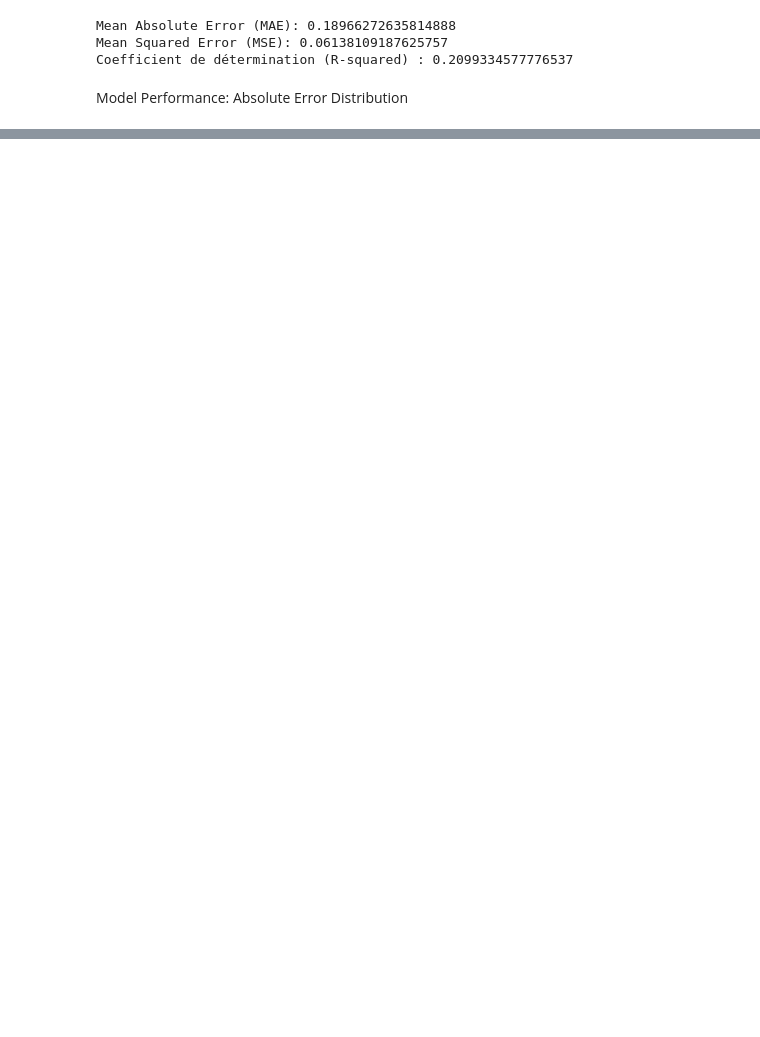
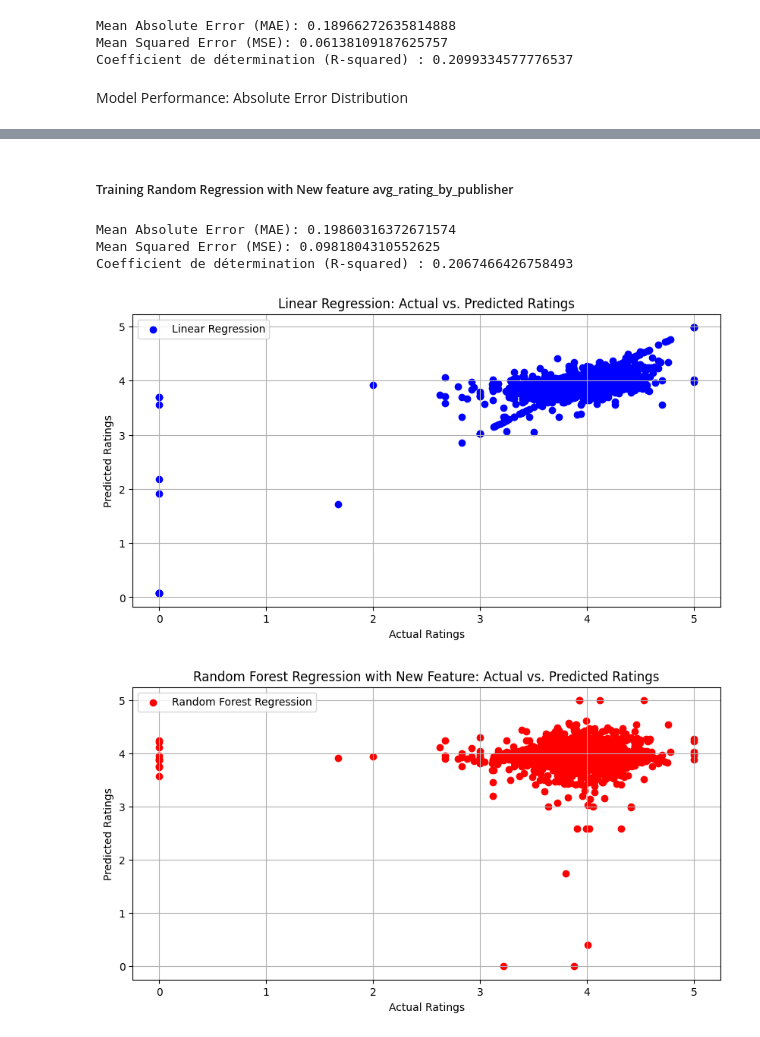
Before and after one commit to matrigz/Book-Rating-Prediction-Mode, a Jupyter notebook: projet.ipynb, the cells around one changed output, grey strips where cells are left out. Drawn from its saved outputs; the diff is of its cells as text; code cells hidden in the pictures; blank space fills up the shorter version.

```diff
--- a/projet.ipynb
+++ b/projet.ipynb
@@ -324,0 +268,7 @@ plt.show()
+# %%
+# Calculate average rating for each publisher
+publisher_avg_rating = df.groupby('publisher')['average_rating'].mean().reset_index()
+publisher_avg_rating.columns = ['publisher', 'avg_rating_by_publisher']
+
+# Merge the average ratings with the original dataset based on the publisher column
+df = pd.merge(df, publisher_avg_rating, on='publisher', how='left')
@@ -324,0 +309,35 @@ plt.show()
+# %% [markdown]
+##### Training Random Regression with New feature avg_rating_by_publisher
+# %%
+# Training Random Regression with New feature avg_rating_by_publisher
+from sklearn.ensemble import RandomForestRegressor
+from sklearn.model_selection import train_test_split
+from sklearn.metrics import mean_absolute_error, mean_squared_error, r2_score
+
+# Separate features (X) and target variable (y)
+X = df[['avg_rating_by_publisher']]  # Selecting only the new feature
+y = df['average_rating']
+
+# Split the dataset into training and testing sets
+X_train, X_test, y_train, y_test = train_test_split(X, y, test_size=0.2)
+
+# Initialize and train the Random Forest Regression model
+rf_model = RandomForestRegressor(n_estimators=100, random_state=42)
+rf_model.fit(X_train, y_train)
+
+# Make predictions on the test set
+predictions = rf_model.predict(X_test)
+
+# Evaluate the model
+mae = mean_absolute_error(y_test, predictions)
+mse = mean_squared_error(y_test, predictions)
+r2 = r2_score(y_test, predictions)
+
+# Print the evaluation metrics
+print('Mean Absolute Error (MAE):', mae)
+print('Mean Squared Error (MSE):', mse)
+print("Coefficient de détermination (R-squared) :", r2)
+# %% [output]
+Mean Absolute Error (MAE): 0.19860316372671574
+Mean Squared Error (MSE): 0.0981804310552625
+Coefficient de détermination (R-squared) : 0.2067466426758493
@@ -324,0 +353,27 @@ plt.show()
+# %%
+#Visualizisation
+
+import matplotlib.pyplot as plt
+
+# Scatter plot for Linear Regression model
+plt.figure(figsize=(10, 5))
+plt.scatter(y_test, y_pred, color='blue', label='Linear Regression')
+plt.xlabel('Actual Ratings')
+plt.ylabel('Predicted Ratings')
+plt.title('Linear Regression: Actual vs. Predicted Ratings')
+plt.legend()
+plt.grid(True)
+plt.show()
+
+# Scatter plot for Random Forest Regression model
+plt.figure(figsize=(10, 5))
+plt.scatter(y_test, predictions, color='red', label='Random Forest Regression')
+plt.xlabel('Actual Ratings')
+plt.ylabel('Predicted Ratings')
+plt.title('Random Forest Regression with New Feature: Actual vs. Predicted Ratings')
+plt.legend()
+plt.grid(True)
+plt.show()
+# %% [output]
+[figure, added]
+[figure, added]
```
Also changed, not shown: parts of 17 cells of this notebook.
